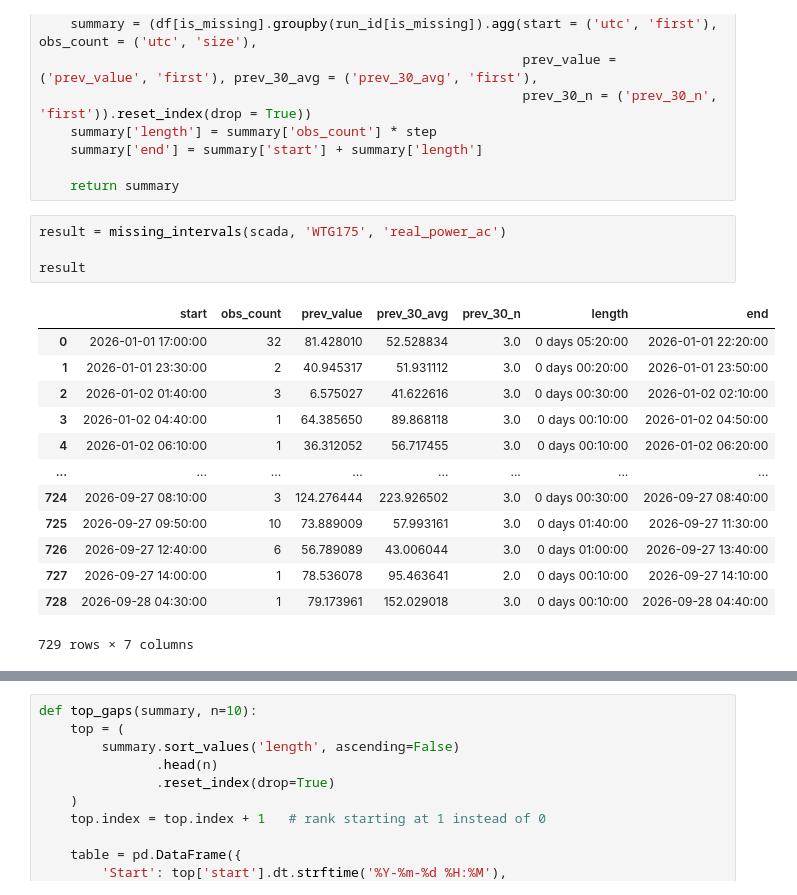
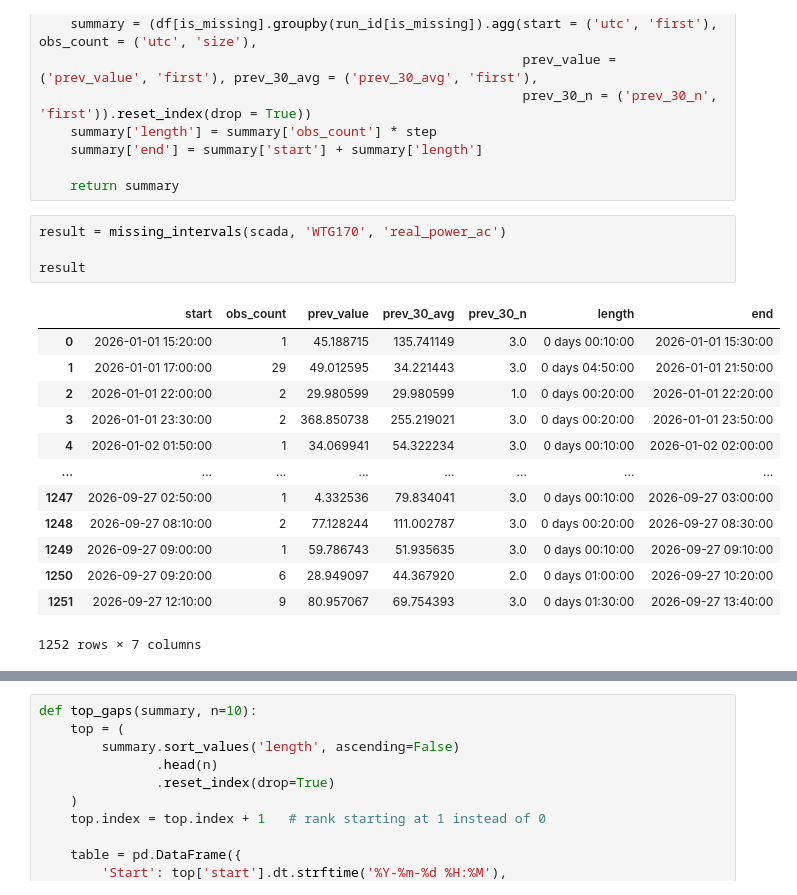
Before and after one commit to Aiden-Badalamenti3/CU-Capstone-Project, a Jupyter notebook: notebooks/carter_notebooks/data_cleaning.ipynb, the cells around one changed output, grey strips where cells are left out. Cells and saved outputs as stored; diff of their text form.

```diff
--- a/notebooks/carter_notebooks/data_cleaning.ipynb
+++ b/notebooks/carter_notebooks/data_cleaning.ipynb
@@ -354,21 +354,21 @@ def missing_intervals(df_full, turbine, var):
 
     return summary
 # %%
-result = missing_intervals(scada, 'WTG175', 'real_power_ac')
+result = missing_intervals(scada, 'WTG170', 'real_power_ac')
 
 result
 # %% [output]
 |  | start | obs_count | prev_value | prev_30_avg | prev_30_n | length | end |
-| 0 | 2026-01-01 17:00:00 | 32 | 81.428010 | 52.528834 | 3.0 | 0 days 05:20:00 | 2026-01-01 22:20:00 |
-| 1 | 2026-01-01 23:30:00 | 2 | 40.945317 | 51.931112 | 3.0 | 0 days 00:20:00 | 2026-01-01 23:50:00 |
-| 2 | 2026-01-02 01:40:00 | 3 | 6.575027 | 41.622616 | 3.0 | 0 days 00:30:00 | 2026-01-02 02:10:00 |
-| 3 | 2026-01-02 04:40:00 | 1 | 64.385650 | 89.868118 | 3.0 | 0 days 00:10:00 | 2026-01-02 04:50:00 |
-| 4 | 2026-01-02 06:10:00 | 1 | 36.312052 | 56.717455 | 3.0 | 0 days 00:10:00 | 2026-01-02 06:20:00 |
+| 0 | 2026-01-01 15:20:00 | 1 | 45.188715 | 135.741149 | 3.0 | 0 days 00:10:00 | 2026-01-01 15:30:00 |
+| 1 | 2026-01-01 17:00:00 | 29 | 49.012595 | 34.221443 | 3.0 | 0 days 04:50:00 | 2026-01-01 21:50:00 |
+| 2 | 2026-01-01 22:00:00 | 2 | 29.980599 | 29.980599 | 1.0 | 0 days 00:20:00 | 2026-01-01 22:20:00 |
+| 3 | 2026-01-01 23:30:00 | 2 | 368.850738 | 255.219021 | 3.0 | 0 days 00:20:00 | 2026-01-01 23:50:00 |
+| 4 | 2026-01-02 01:50:00 | 1 | 34.069941 | 54.322234 | 3.0 | 0 days 00:10:00 | 2026-01-02 02:00:00 |
 | ... | ... | ... | ... | ... | ... | ... | ... |
-| 724 | 2026-09-27 08:10:00 | 3 | 124.276444 | 223.926502 | 3.0 | 0 days 00:30:00 | 2026-09-27 08:40:00 |
-| 725 | 2026-09-27 09:50:00 | 10 | 73.889009 | 57.993161 | 3.0 | 0 days 01:40:00 | 2026-09-27 11:30:00 |
-| 726 | 2026-09-27 12:40:00 | 6 | 56.789089 | 43.006044 | 3.0 | 0 days 01:00:00 | 2026-09-27 13:40:00 |
-| 727 | 2026-09-27 14:00:00 | 1 | 78.536078 | 95.463641 | 2.0 | 0 days 00:10:00 | 2026-09-27 14:10:00 |
-| 728 | 2026-09-28 04:30:00 | 1 | 79.173961 | 152.029018 | 3.0 | 0 days 00:10:00 | 2026-09-28 04:40:00 |
+| 1247 | 2026-09-27 02:50:00 | 1 | 4.332536 | 79.834041 | 3.0 | 0 days 00:10:00 | 2026-09-27 03:00:00 |
+| 1248 | 2026-09-27 08:10:00 | 2 | 77.128244 | 111.002787 | 3.0 | 0 days 00:20:00 | 2026-09-27 08:30:00 |
+| 1249 | 2026-09-27 09:00:00 | 1 | 59.786743 | 51.935635 | 3.0 | 0 days 00:10:00 | 2026-09-27 09:10:00 |
+| 1250 | 2026-09-27 09:20:00 | 6 | 28.949097 | 44.367920 | 2.0 | 0 days 01:00:00 | 2026-09-27 10:20:00 |
+| 1251 | 2026-09-27 12:10:00 | 9 | 80.957067 | 69.754393 | 3.0 | 0 days 01:30:00 | 2026-09-27 13:40:00 |
-729 rows × 7 columns
+1252 rows × 7 columns
 # %%
```
Also changed, not shown: parts of 1 cell of this notebook.
